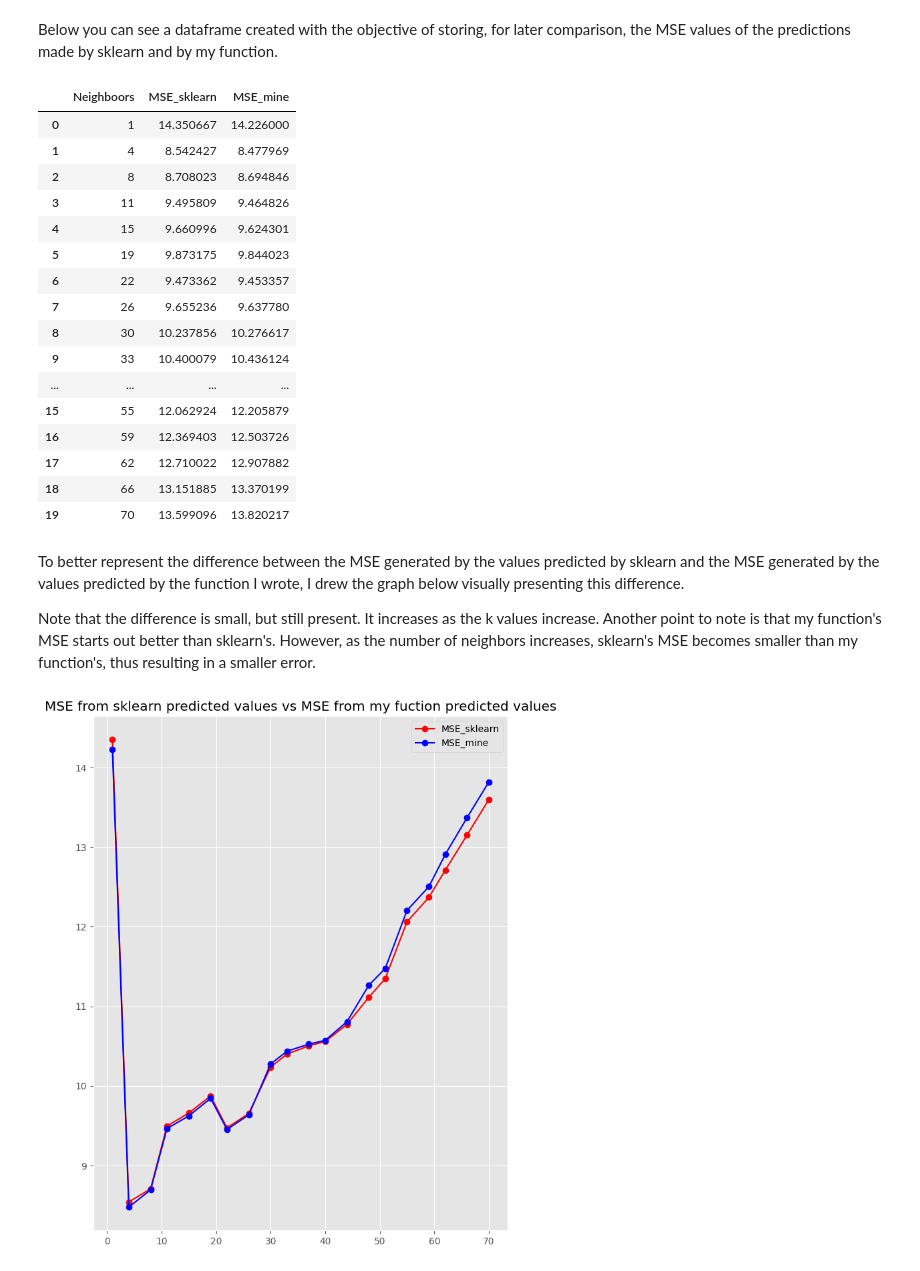
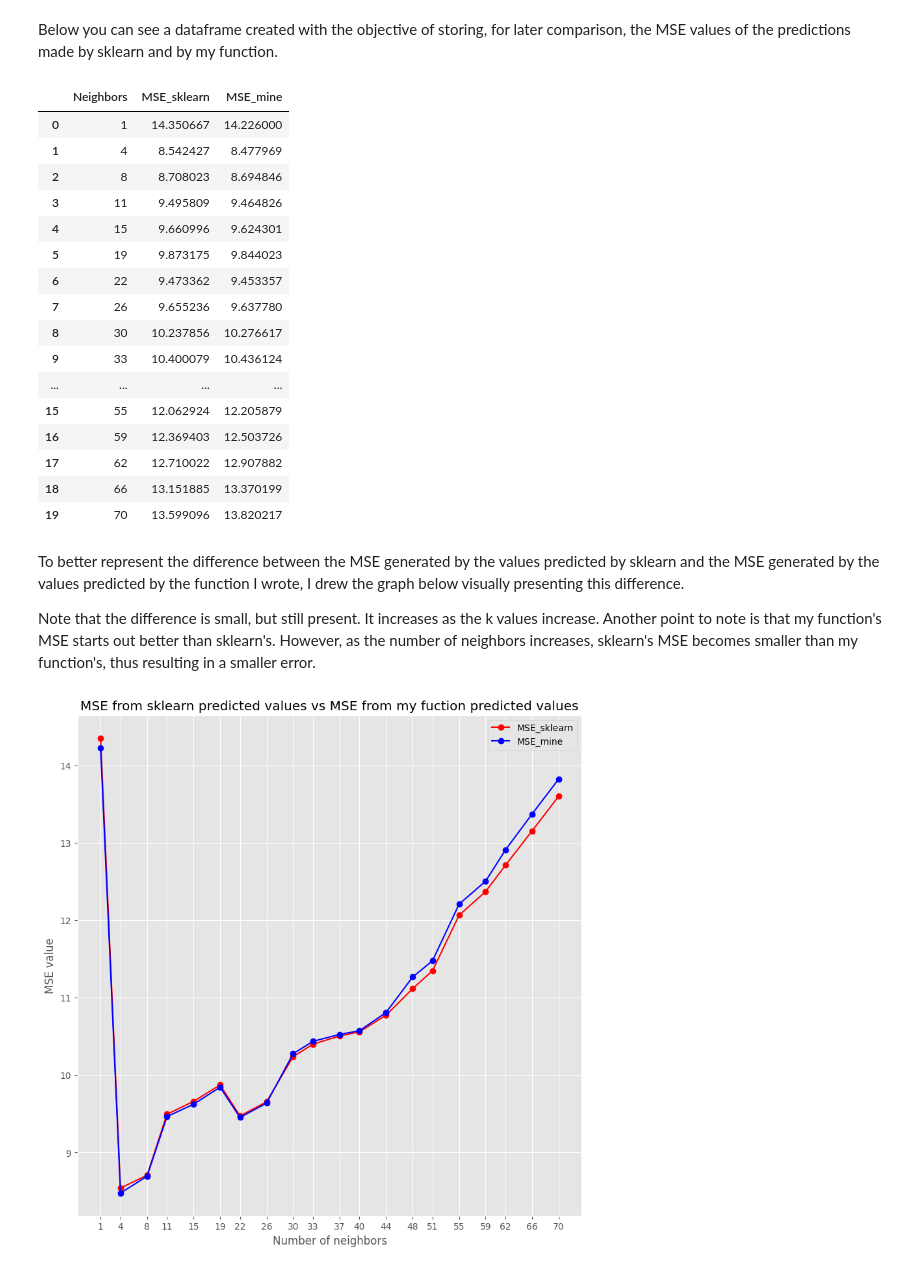
Before and after one commit to samylesousa/introduction-data-science, a Jupyter notebook: exercise-simple-knn-regression/exercise-simple-knn.ipynb, the cells around one changed output. Drawn from its saved outputs; the diff is of its cells as text; code cells hidden in the pictures.

```diff
--- a/exercise-simple-knn-regression/exercise-simple-knn.ipynb
+++ b/exercise-simple-knn-regression/exercise-simple-knn.ipynb
@@ -138,6 +138,6 @@ for i in k_list:
     neigh_sklearn.fit(X_train, y_train)
     neigh_mine = list(kneighbors(X_test, X_train, y_train, i).values())
     predictions_sklearn = neigh_sklearn.predict(X_test)
-    MSE_sklearn[f"{i} neighboors"] = mean_squared_error(y_test, predictions_sklearn)
-    MSE_mine[f"{i} neighboors"] = mean_squared_error(y_test, neigh_mine)
+    MSE_sklearn[f"{i} neighbors"] = mean_squared_error(y_test, predictions_sklearn)
+    MSE_mine[f"{i} neighbors"] = mean_squared_error(y_test, neigh_mine)
 # %% [markdown]
@@ -145,10 +145,10 @@ Below you can see a dataframe created with the objective of storing, for later c
 # %%
-dt_kneighboors = pd.DataFrame({"Neighboors": k_list,
+dt_kneighbors = pd.DataFrame({"Neighbors": k_list,
                                "MSE_sklearn":list(MSE_sklearn.values()),
                                "MSE_mine": list(MSE_mine.values())})
-dt_kneighboors
+dt_kneighbors
 # %% [output]
-|  | Neighboors | MSE_sklearn | MSE_mine |
+|  | Neighbors | MSE_sklearn | MSE_mine |
 | 0 | 1 | 14.350667 | 14.226000 |
 | 1 | 4 | 8.542427 | 8.477969 |
 | 2 | 8 | 8.708023 | 8.694846 |
@@ -172,8 +172,11 @@ Note that the difference is small, but still present. It increases as the k valu
 # %%
-fig, ax = plt.subplots(figsize=(8, 10))
-ax.plot(dt_kneighboors["Neighboors"], dt_kneighboors["MSE_sklearn"], 'o-r', label="MSE_sklearn")
-ax.plot(dt_kneighboors["Neighboors"], dt_kneighboors["MSE_mine"], 'o-b', label="MSE_mine")
+fig, ax = plt.subplots(figsize=(10, 10))
+ax.plot(dt_kneighbors["Neighbors"], dt_kneighbors["MSE_sklearn"], 'o-r', label="MSE_sklearn")
+ax.plot(dt_kneighbors["Neighbors"], dt_kneighbors["MSE_mine"], 'o-b', label="MSE_mine")
 ax.set_title("MSE from sklearn predicted values vs MSE from my fuction predicted values");
-ax.legend(["MSE_sklearn", "MSE_mine"]);
+ax.legend(["MSE_sklearn", "MSE_mine"])
+ax.set_xticks(k_list)
+ax.set_ylabel("MSE value")
+ax.set_xlabel("Number of neighbors");
 # %% [output]
-[figure, old version]
+[figure, new version]
```
Also changed, not shown: parts of 3 cells of this notebook.
